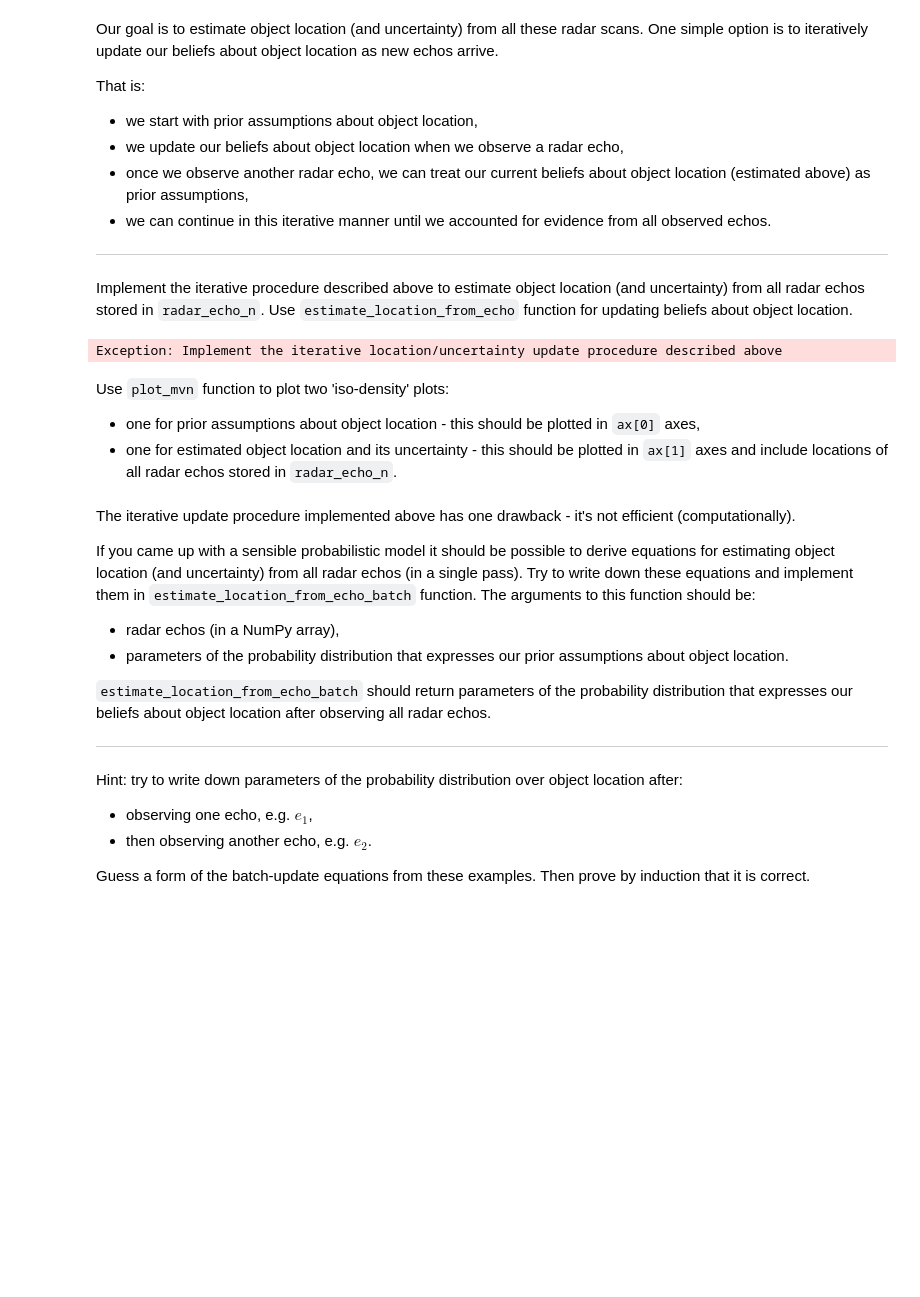
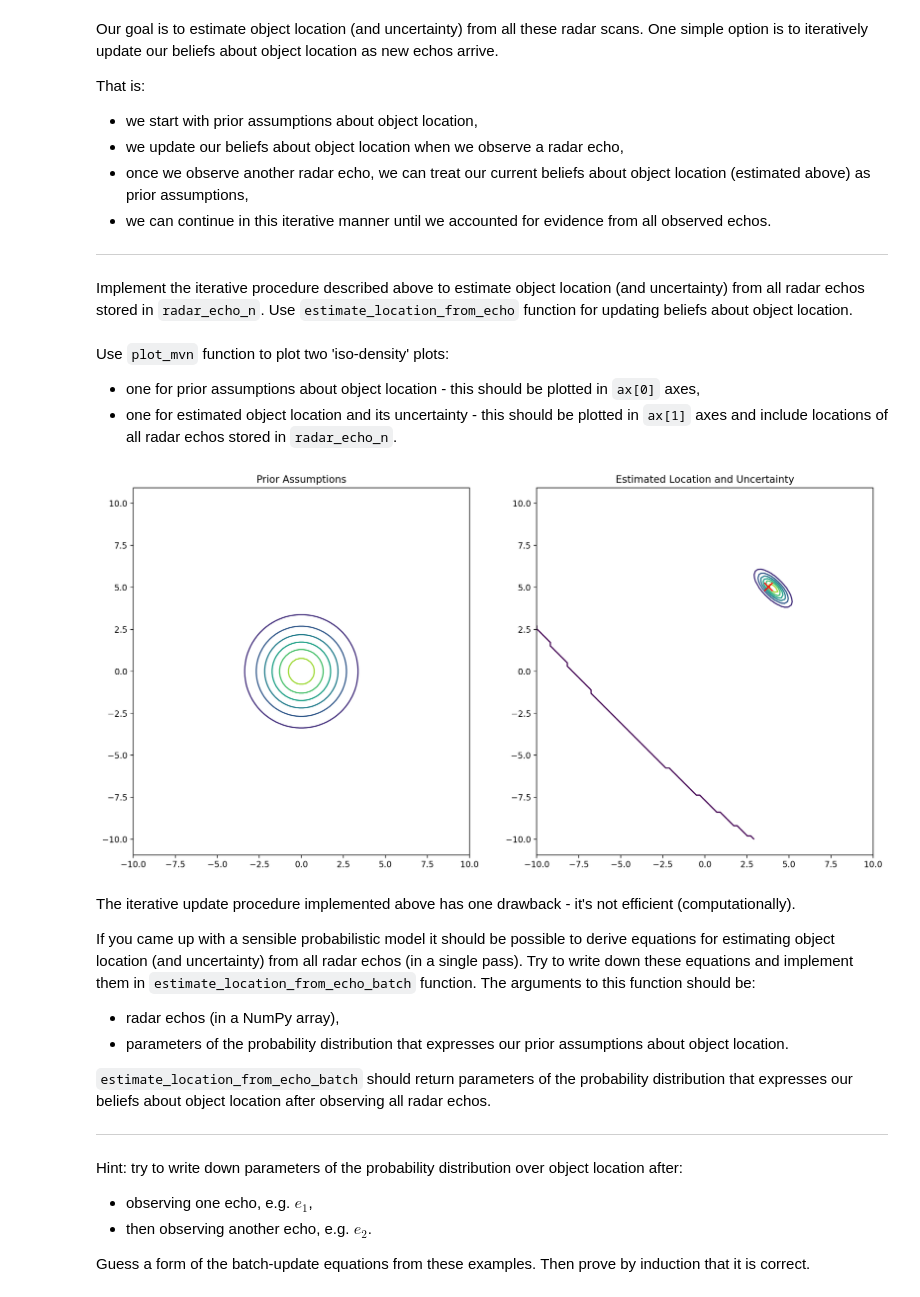
Before and after one commit to arturgesiarz/StatisticalMachineLearning-Course, a Jupyter notebook: Lab02/lab2.ipynb, the cells around one changed output. Saved outputs shown, nothing was run; the diff lists cells and outputs as text; code cells hidden in the pictures; blank space fills up the shorter version.

Commit message:
Implemented estimate_location_from_echo_iternative

```diff
--- a/Lab02/lab2.ipynb
+++ b/Lab02/lab2.ipynb
@@ -135,10 +135,14 @@ That is:
 ---
 
 Implement the iterative procedure described above to estimate object location (and uncertainty) from all radar echos stored in `radar_echo_n`. Use `estimate_location_from_echo` function for updating beliefs about object location.
-# %%
-raise Exception('Implement the iterative location/uncertainty update procedure described above')
-# %% [output]
-Exception: Implement the iterative location/uncertainty update procedure described above
+# %%
+def estimate_location_from_echo_iterative(radar_echo_n, prior_mu, prior_Sigma):
+    mu_current, Sigma_current = prior_mu, prior_Sigma
+
+    for radar_echo in radar_echo_n:
+        mu_current, Sigma_current = estimate_location_from_echo(radar_echo,radar_echo_Sigma, Sigma_current,mu_current)
+
+    return mu_current, Sigma_current
 # %% [markdown]
 Use `plot_mvn` function to plot two 'iso-density' plots:
 - one for prior assumptions about object location - this should be plotted in `ax[0]` axes,
@@ -150,3 +150,12 @@ raise Exception('Plot the requested iso-density plots')
+# %%
+_, ax = plt.subplots(1, 2, figsize=(16,8))
+
+mu_iterative, Sigma_iterative = estimate_location_from_echo_iterative(radar_echo_n, prior_mu, prior_Sigma)
+
+plot_mvn(ax[0], prior_mu, prior_Sigma, title="Prior Assumptions")
+plot_mvn(ax[1], mu_iterative, Sigma_iterative, observations=radar_echo, title="Estimated Location and Uncertainty")
+# %% [output]
+[figure, added]
 # %% [markdown]
 The iterative update procedure implemented above has one drawback - it's not efficient (computationally).
 
```
Also changed, not shown: parts of 2 cells of this notebook.
